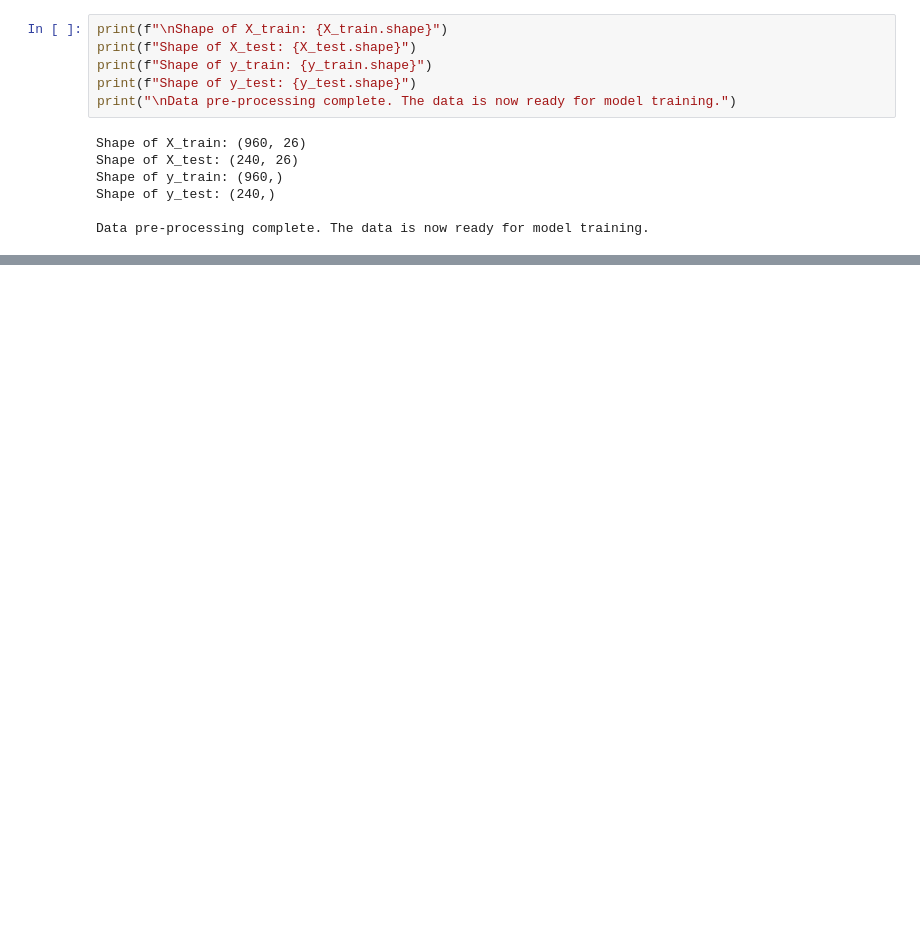
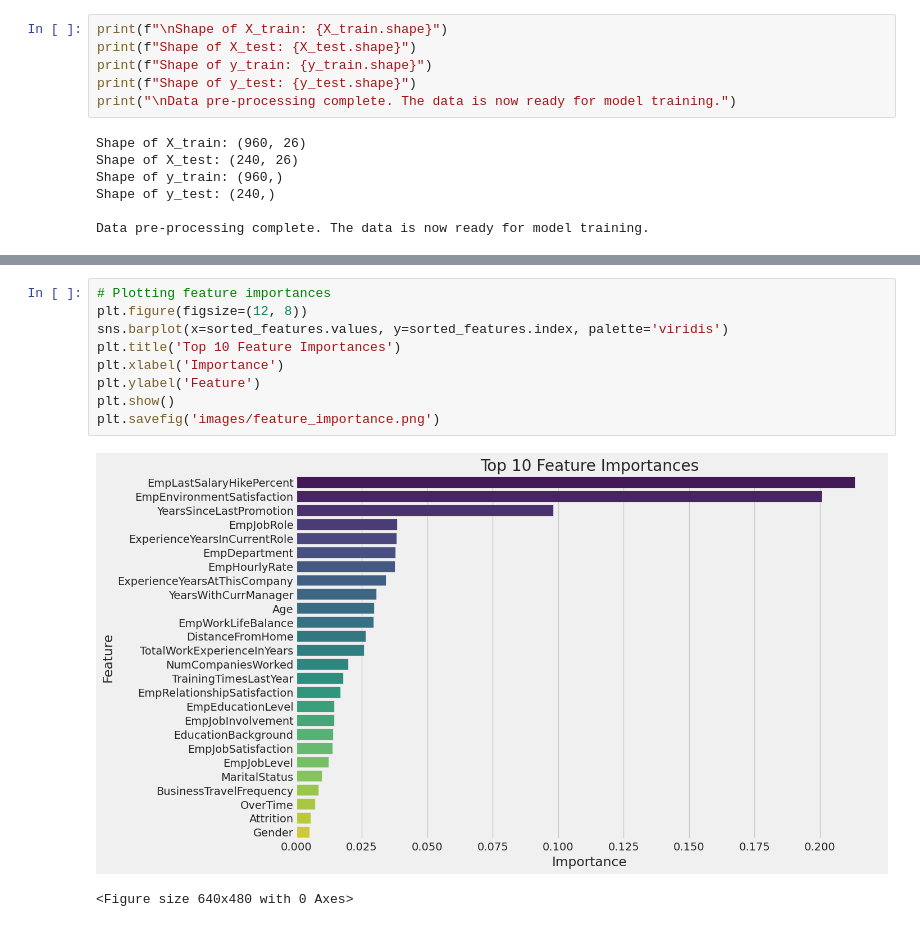
Before and after one commit to shwethajgowda25/CAPSTONE-EmployeePerformancePrediction-Project, a Jupyter notebook: CapStone_EmployeePerformancePrediction_EDA.ipynb, the cells around one changed output, grey strips where cells are left out. Saved outputs shown, nothing was run; the diff lists cells and outputs as text; blank space fills up the shorter version.

```diff
--- a/CapStone_EmployeePerformancePrediction_EDA.ipynb
+++ b/CapStone_EmployeePerformancePrediction_EDA.ipynb
@@ -245,0 +319,12 @@ Data pre-processing complete. The data is now ready for model training.
+# %%
+# Plotting feature importances
+plt.figure(figsize=(12, 8))
+sns.barplot(x=sorted_features.values, y=sorted_features.index, palette='viridis')
+plt.title('Top 10 Feature Importances')
+plt.xlabel('Importance')
+plt.ylabel('Feature')
+plt.show()
+plt.savefig('images/feature_importance.png')
+# %% [output]
+[figure, added]
+<Figure size 640x480 with 0 Axes>
```
Also changed, not shown: parts of 14 cells of this notebook, 10 other files.
